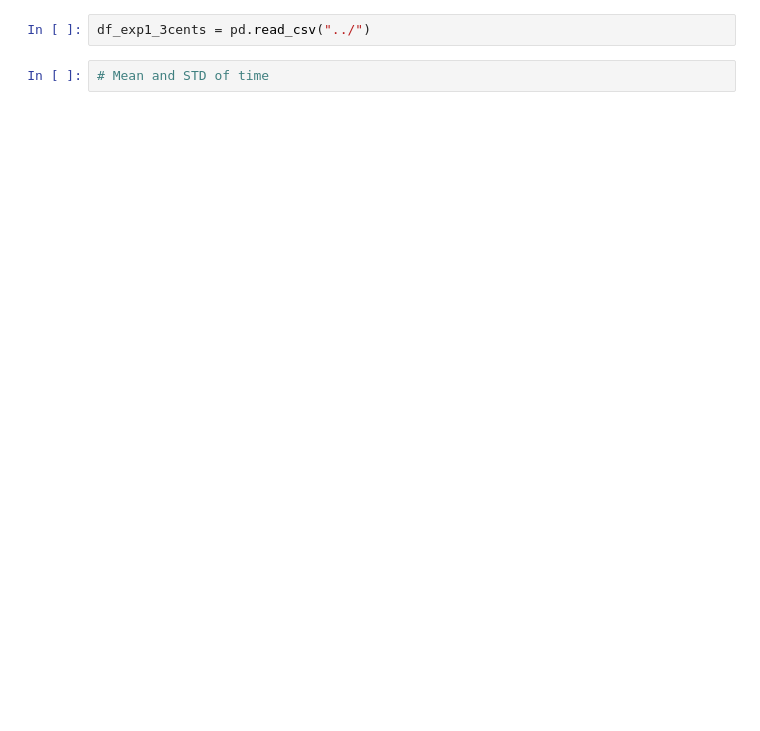
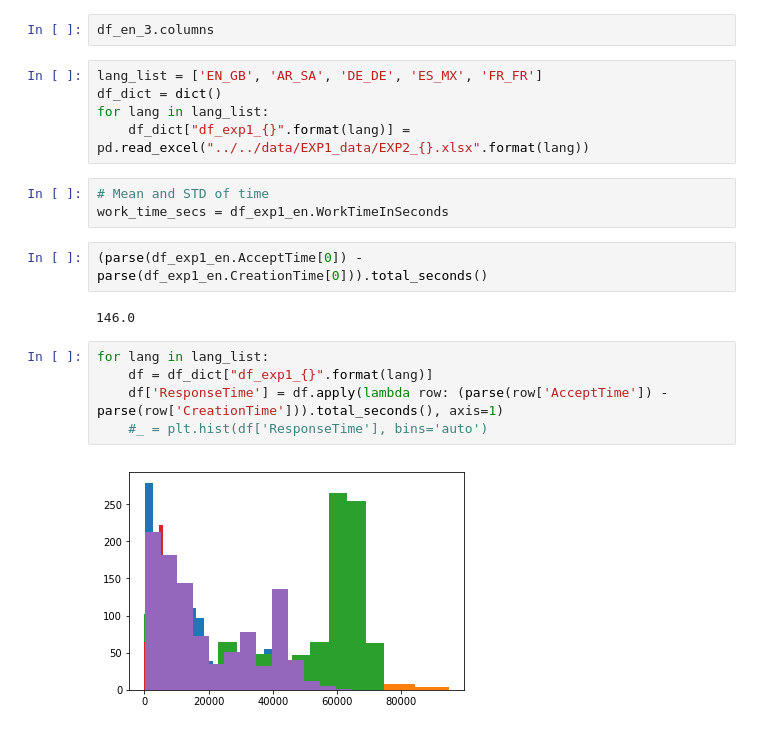
Before and after one commit to Heronalps/TransplanRL, a Jupyter notebook: source/notebooks/Analytics.ipynb, the cells around one changed output. Cells and saved outputs as stored; diff of their text form; blank space fills up the shorter version.

```diff
--- a/source/notebooks/Analytics.ipynb
+++ b/source/notebooks/Analytics.ipynb
@@ -26,4 +61,21 @@ df_en_3.head(100)
-# %%
-df_exp1_3cents = pd.read_csv("../")
+# %%
+df_en_3.columns
+# %%
+lang_list = ['EN_GB', 'AR_SA', 'DE_DE', 'ES_MX', 'FR_FR']
+df_dict = dict()
+for lang in lang_list:
+    df_dict["df_exp1_{}".format(lang)] = pd.read_excel("../../data/EXP1_data/EXP2_{}.xlsx".format(lang))
 # %%
 # Mean and STD of time
+work_time_secs = df_exp1_en.WorkTimeInSeconds
+# %%
+(parse(df_exp1_en.AcceptTime[0]) - parse(df_exp1_en.CreationTime[0])).total_seconds()
+# %% [output]
+146.0
+# %%
+for lang in lang_list:
+    df = df_dict["df_exp1_{}".format(lang)]
+    df['ResponseTime'] = df.apply(lambda row: (parse(row['AcceptTime']) - parse(row['CreationTime'])).total_seconds(), axis=1)
+    #_ = plt.hist(df['ResponseTime'], bins='auto')
+# %% [output]
+[figure, added]
```
Also changed, not shown: parts of 29 cells of this notebook, 1 other file.
